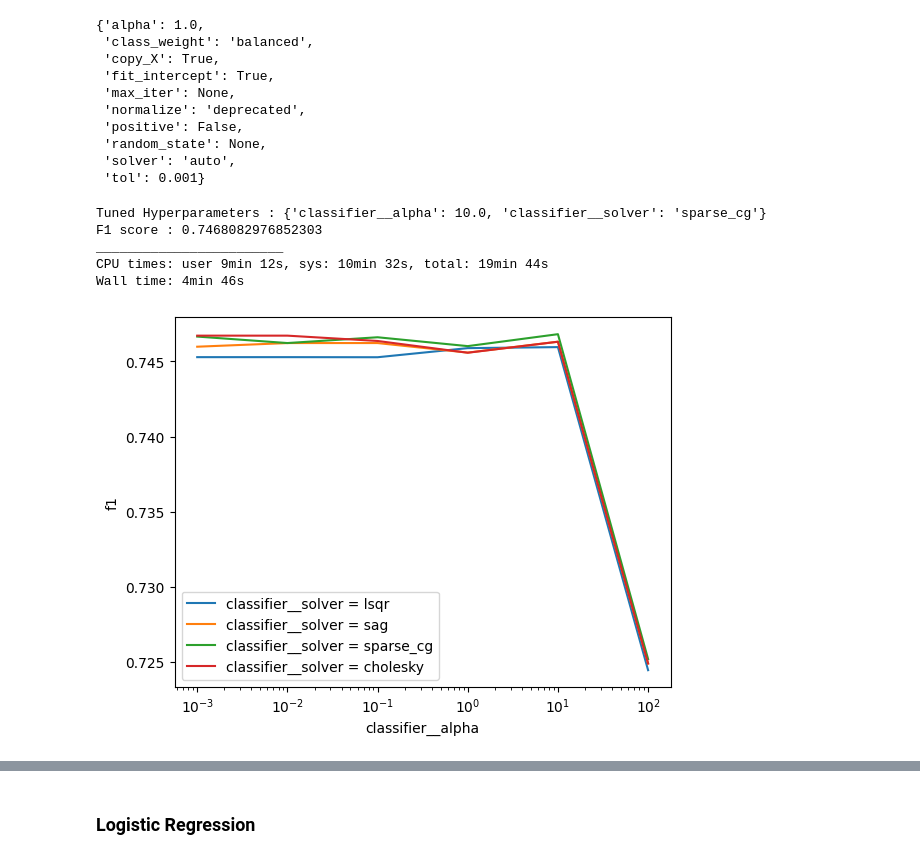
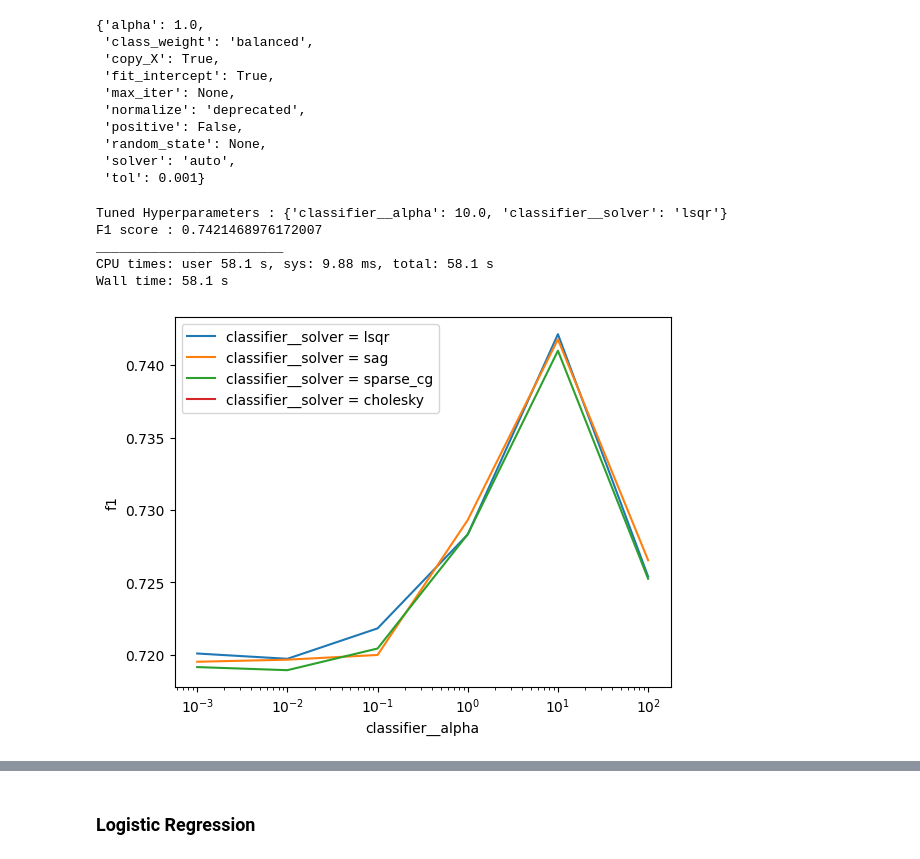
Before and after one commit to illyge/ml-zoomcamp-midterm-project, a Jupyter notebook: twitter_disasters_sandbox.ipynb, the cells around one changed output, grey strips where cells are left out. Cells and saved outputs as stored; diff of their text form; code cells hidden in the pictures.

```diff
--- a/twitter_disasters_sandbox.ipynb
+++ b/twitter_disasters_sandbox.ipynb
@@ -992,2 +990,8 @@ pd.concat((default_scores_df, preparation_scores_df, transformation_scores_df))
+# %%
+def make_best_preparation_pipeline(key):
+    pipeline = make_preparation_pipeline(**all_preparation_params[best_preparation_params[key]])
+    steps = pipeline.steps
+    steps.append (('classifier', make_model(key)))
+    return Pipeline(steps)
 # %% [markdown]
 ## Final Models Parameters Tuning
@@ -1062,21 +1065,19 @@ best_transformation_pipelines[Models.rc_key].named_steps['classifier'].get_param
  'random_state': None,
  'solver': 'auto',
  'tol': 0.001}
-# %%
-%%time
-rc_tuning_grid = {
-    'classifier__alpha': np.logspace(-3,2,6),
-    'classifier__solver': ['lsqr', 'sag', 'sparse_cg', 'cholesky'],
-}
-
-rc_tuning_results = grid_search(make_best_transformation_pipeline(Models.rc_key), rc_tuning_grid, X_full_train, y_full_train)
-# %% [output]
-Tuned Hyperparameters : {'classifier__alpha': 10.0, 'classifier__solver': 'sparse_cg'}
-F1 score : 0.7468082976852303
-________________________
-CPU times: user 9min 12s, sys: 10min 32s, total: 19min 44s
-Wall time: 4min 46s
-# %%
-plot_grid_results(rc_tuning_results, 'classifier__alpha', legend_var='classifier__solver', log=True)
-# %% [output]
-[figure, removed]
+# %%
+%%time
+rc_tuning_grid = {
+    'classifier__alpha': np.logspace(-3,2,6),
+    'classifier__solver': ['lsqr', 'sag', 'sparse_cg', 'cholesky'],
+}
+
+rc_tuning_results = grid_search(make_best_preparation_pipeline(Models.rc_key), rc_tuning_grid, X_full_train, y_full_train)
+plot_grid_results(rc_tuning_results, 'classifier__alpha', legend_var='classifier__solver', log=True)
+# %% [output]
+Tuned Hyperparameters : {'classifier__alpha': 10.0, 'classifier__solver': 'lsqr'}
+F1 score : 0.7421468976172007
+________________________
+CPU times: user 58.1 s, sys: 9.88 ms, total: 58.1 s
+Wall time: 58.1 s
+[figure, added]
```
Also changed, not shown: parts of 71 cells of this notebook.
